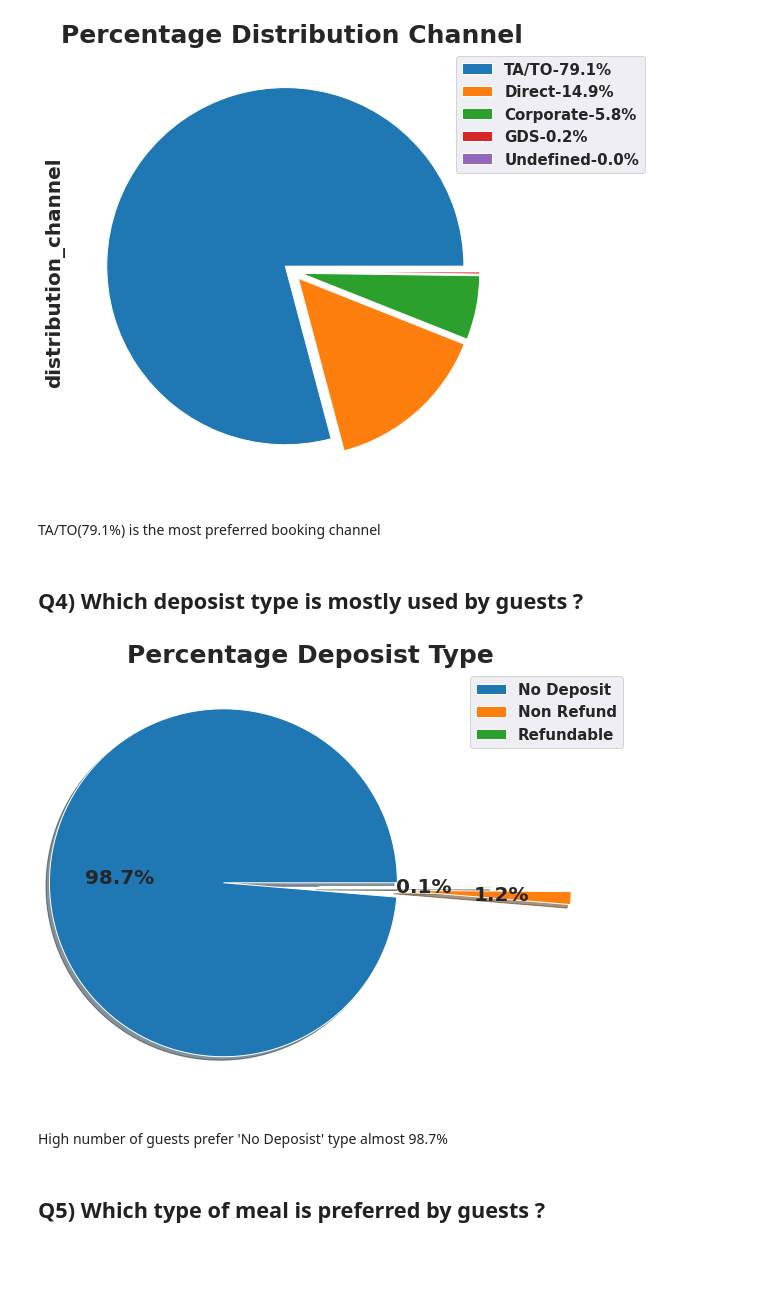
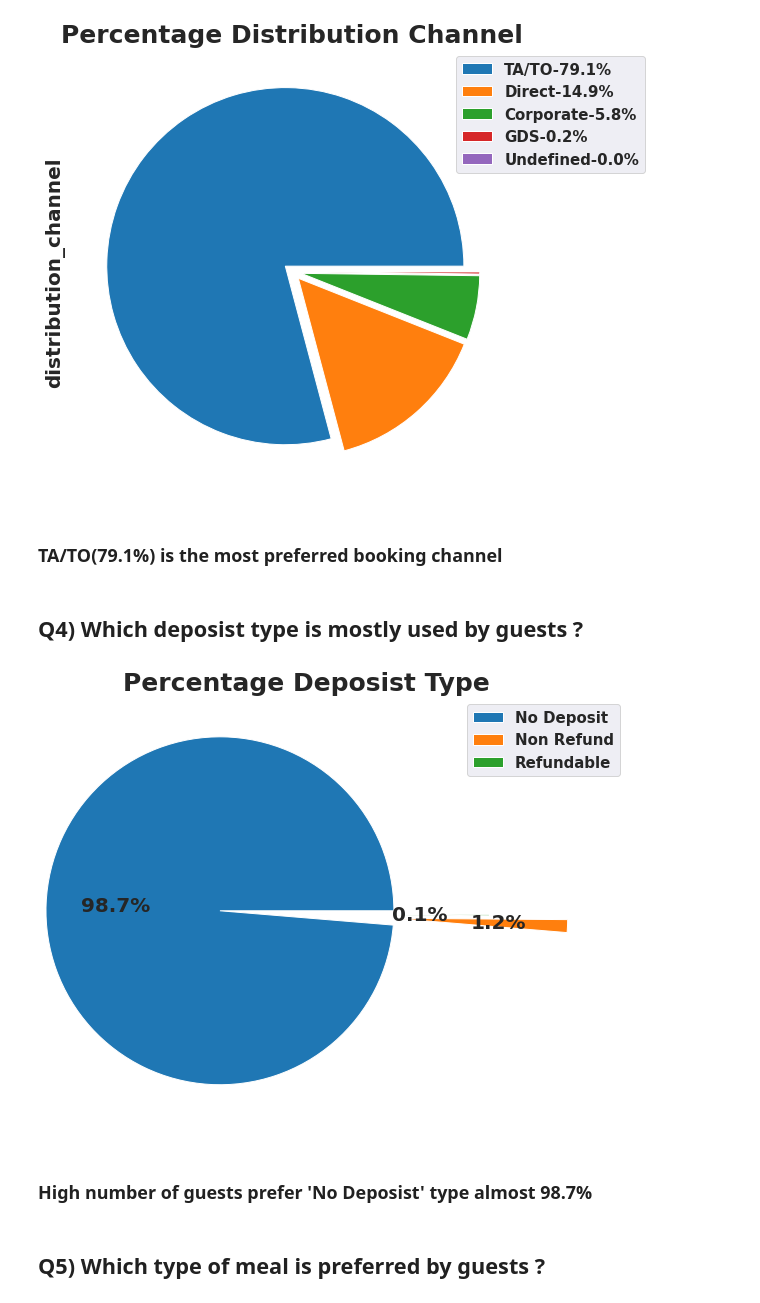
Before and after one commit to 7-sumit/Hotel-Booking-Analysis, a Jupyter notebook: Sumit_Berde_Hotel_Booking_Analysis_Capstone_Project.ipynb, the cells around one changed output. Drawn from its saved outputs; the diff is of its cells as text; code cells hidden in the pictures; blank space fills up the shorter version.

```diff
--- a/Sumit_Berde_Hotel_Booking_Analysis_Capstone_Project.ipynb
+++ b/Sumit_Berde_Hotel_Booking_Analysis_Capstone_Project.ipynb
@@ -381,19 +381,19 @@ plt.title('Percentage Distribution Channel');
 # %% [output]
 [figure]
 # %% [markdown]
-TA/TO(79.1%) is the most preferred booking channel
+### TA/TO(79.1%) is the most preferred booking channel
 # %% [markdown]
 ## Q4) Which deposist type is mostly used by guests ?
 # %%
 # Plotting pie chart
-df1['deposit_type'].value_counts().plot.pie(explode=(0.5,0.5,0.05),shadow=True,autopct='%1.1f%%',figsize=(12,8),fontsize=20,labels=None)
+df1['deposit_type'].value_counts().plot.pie(explode=(0.5,0.5,0.05),shadow=False,autopct='%1.1f%%',figsize=(12,8),fontsize=20,labels=None)
 labels=df1['deposit_type'].value_counts().index.tolist()
 plt.legend(bbox_to_anchor=(0.85, 1), loc='upper left', labels=labels)
 plt.title('Percentage Deposist Type');
 # %% [output]
-[figure, old version]
+[figure, new version]
 # %% [markdown]
-High number of guests prefer 'No Deposist' type almost 98.7%
+### High number of guests prefer 'No Deposist' type almost 98.7%
 # %% [markdown]
 ## Q5) Which type of meal is preferred by guests ?
 # %%
```
Also changed, not shown: parts of 20 cells of this notebook.
